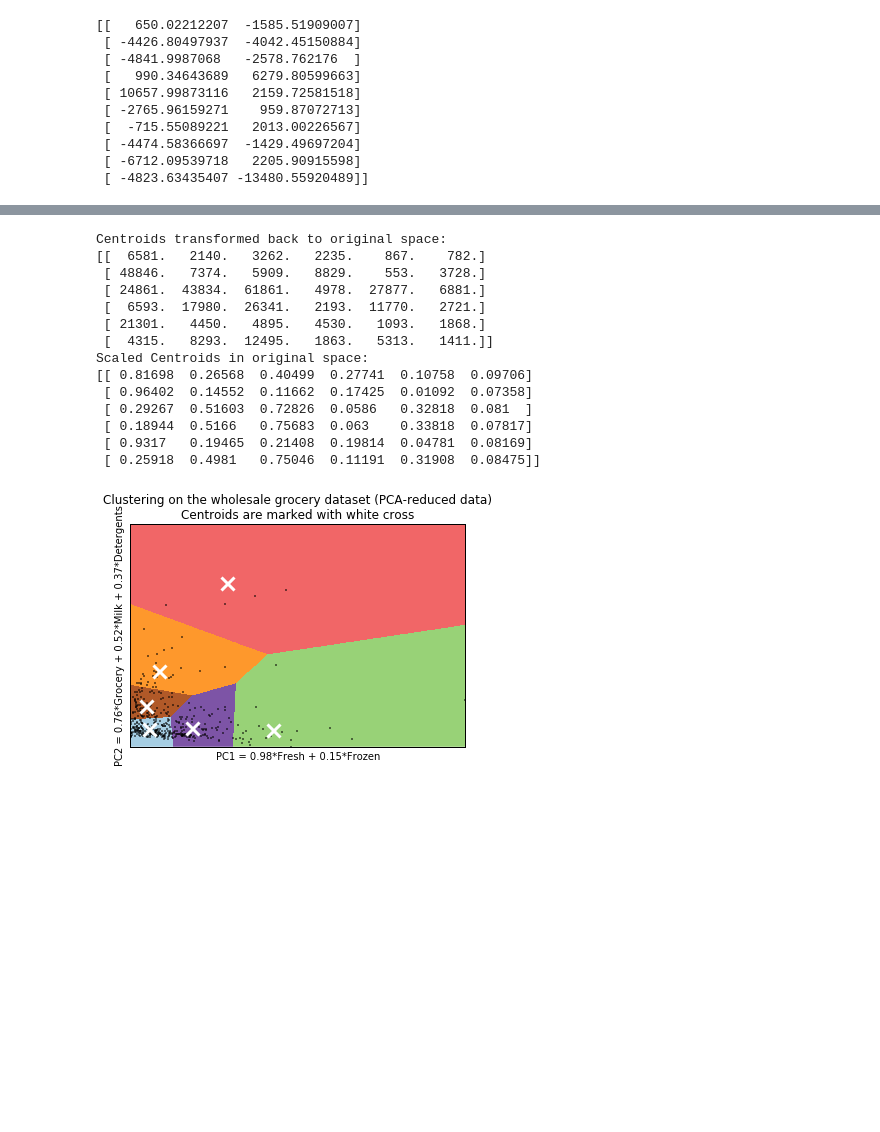
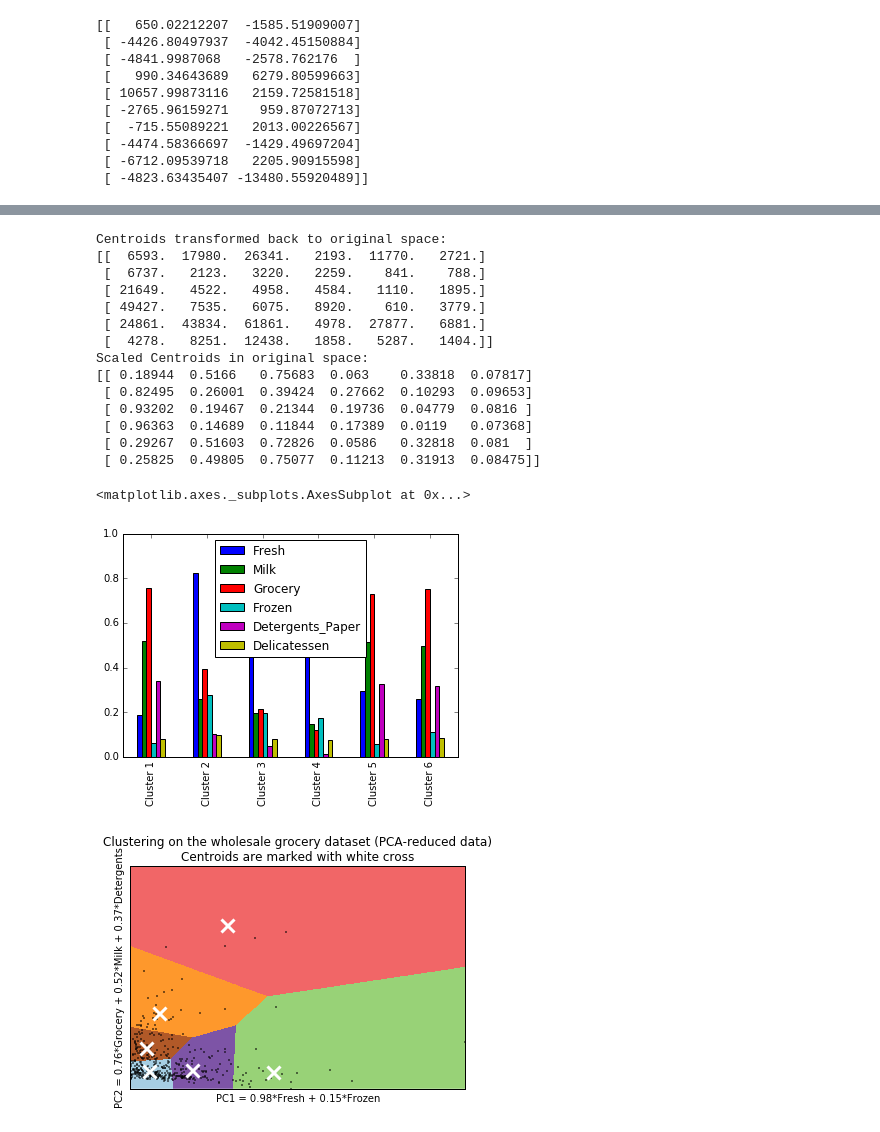
Before and after one commit to rvishakh/mlnd_p3, a Jupyter notebook: customer_segments.ipynb, the cells around one changed output, grey strips where cells are left out. Drawn from its saved outputs; the diff is of its cells as text; code cells hidden in the pictures; blank space fills up the shorter version.

```diff
--- a/customer_segments.ipynb
+++ b/customer_segments.ipynb
@@ -211,27 +245,30 @@ Z = clusters.predict(np.c_[xx.ravel(), yy.ravel()])
 # %%
 # TODO: Find the centroids for KMeans or the cluster means for GMM
 
 centroids = clusters.cluster_centers_
 centroids_inv = pca2.inverse_transform(centroids)
 print "Centroids transformed back to original space:"
 print np.around(centroids_inv, 0)
 
 print "Scaled Centroids in original space:"
 scaled_centroids_inv = np.apply_along_axis(lambda x: x/np.linalg.norm(x), 1, centroids_inv)
 print np.around(scaled_centroids_inv, 5)
+pd.DataFrame(scaled_centroids_inv, columns = data.columns, index = ["Cluster {}".format(i) for i in range(1, 7)]).plot(kind = 'bar')
 # %% [output]
 Centroids transformed back to original space:
-[[  6581.   2140.   3262.   2235.    867.    782.]
- [ 48846.   7374.   5909.   8829.    553.   3728.]
+[[  6593.  17980.  26341.   2193.  11770.   2721.]
+ [  6737.   2123.   3220.   2259.    841.    788.]
+ [ 21649.   4522.   4958.   4584.   1110.   1895.]
+ [ 49427.   7535.   6075.   8920.    610.   3779.]
  [ 24861.  43834.  61861.   4978.  27877.   6881.]
- [  6593.  17980.  26341.   2193.  11770.   2721.]
- [ 21301.   4450.   4895.   4530.   1093.   1868.]
- [  4315.   8293.  12495.   1863.   5313.   1411.]]
+ [  4278.   8251.  12438.   1858.   5287.   1404.]]
 Scaled Centroids in original space:
-[[ 0.81698  0.26568  0.40499  0.27741  0.10758  0.09706]
- [ 0.96402  0.14552  0.11662  0.17425  0.01092  0.07358]
+[[ 0.18944  0.5166   0.75683  0.063    0.33818  0.07817]
+ [ 0.82495  0.26001  0.39424  0.27662  0.10293  0.09653]
+ [ 0.93202  0.19467  0.21344  0.19736  0.04779  0.0816 ]
+ [ 0.96363  0.14689  0.11844  0.17389  0.0119   0.07368]
  [ 0.29267  0.51603  0.72826  0.0586   0.32818  0.081  ]
- [ 0.18944  0.5166   0.75683  0.063    0.33818  0.07817]
- [ 0.9317   0.19465  0.21408  0.19814  0.04781  0.08169]
- [ 0.25918  0.4981   0.75046  0.11191  0.31908  0.08475]]
+ [ 0.25825  0.49805  0.75077  0.11213  0.31913  0.08475]]
+<matplotlib.axes._subplots.AxesSubplot at 0x...>
+[figure, added]
 # %%
```
Also changed, not shown: parts of 8 cells of this notebook, 1 other file.
